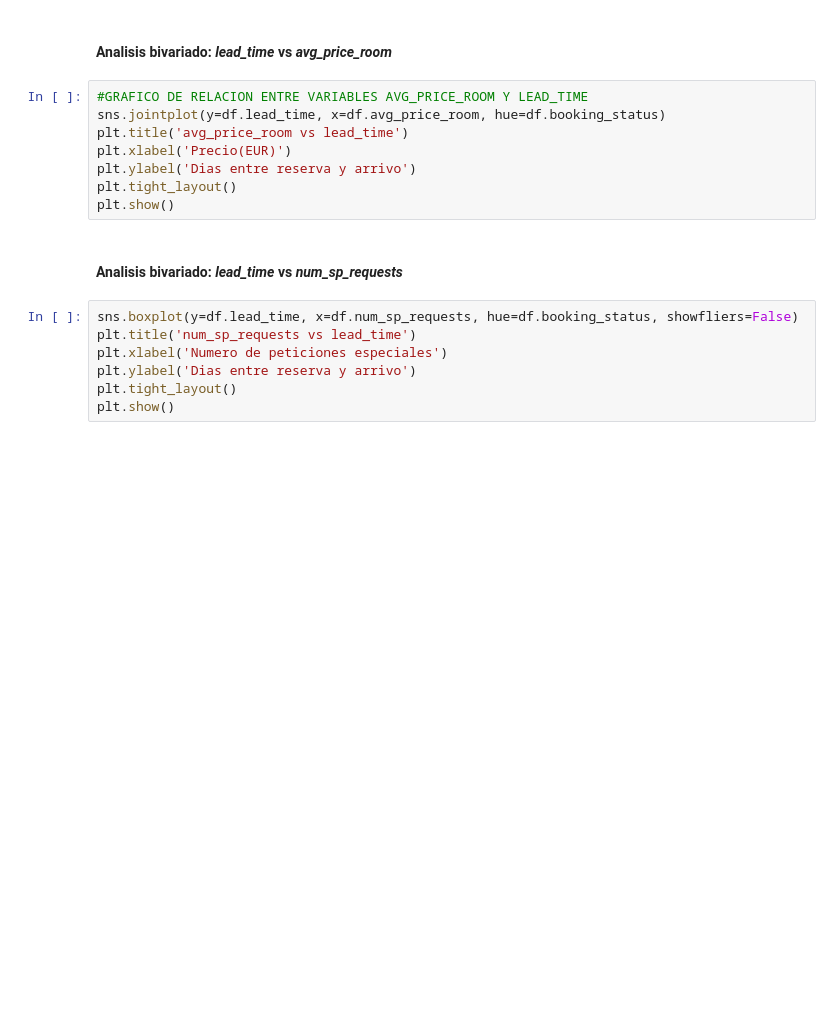
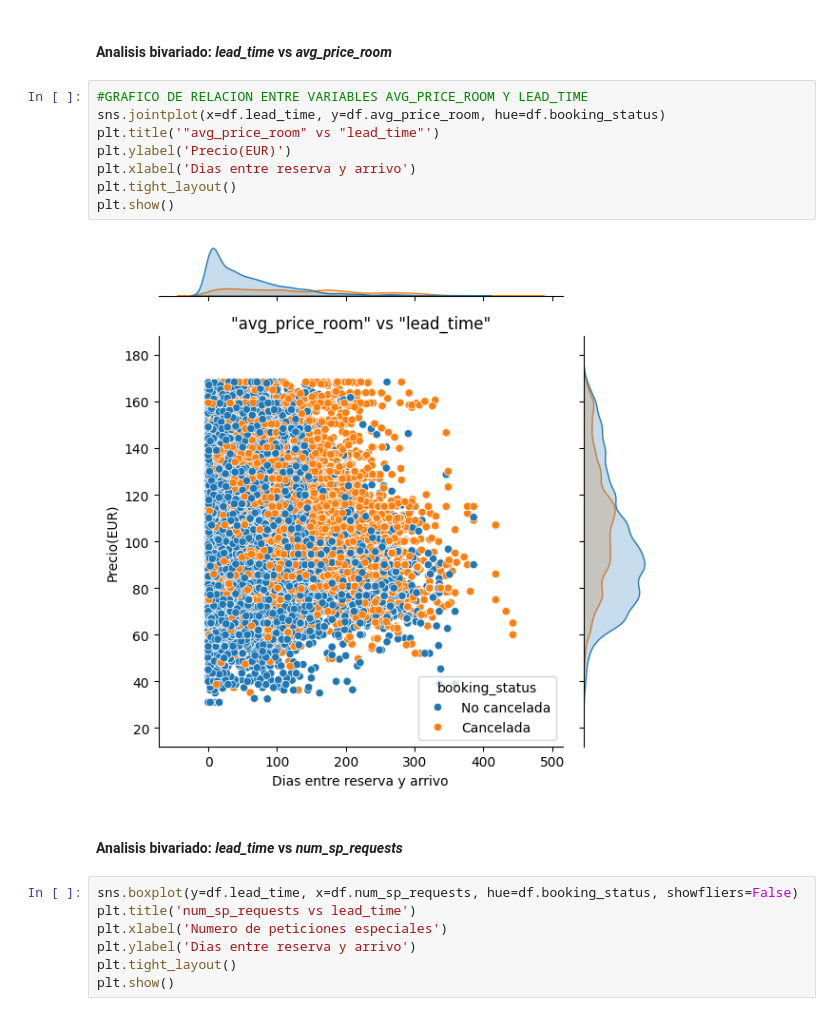
Before and after one commit to arielRas/CoderHouseDataScience-ProyectoFinal, a Jupyter notebook: Eda.ipynb, the cells around one changed output. Saved outputs shown, nothing was run; the diff lists cells and outputs as text; blank space fills up the shorter version.

```diff
--- a/Eda.ipynb
+++ b/Eda.ipynb
@@ -267,12 +285,14 @@ plt.show()
 #### Analisis bivariado: ***lead_time*** vs ***avg_price_room***
 # %%
 #GRAFICO DE RELACION ENTRE VARIABLES AVG_PRICE_ROOM Y LEAD_TIME
-sns.jointplot(y=df.lead_time, x=df.avg_price_room, hue=df.booking_status)
-plt.title('avg_price_room vs lead_time')
-plt.xlabel('Precio(EUR)')
-plt.ylabel('Dias entre reserva y arrivo')
+sns.jointplot(x=df.lead_time, y=df.avg_price_room, hue=df.booking_status)
+plt.title('"avg_price_room" vs "lead_time"')
+plt.ylabel('Precio(EUR)')
+plt.xlabel('Dias entre reserva y arrivo')
 plt.tight_layout()
 plt.show()
+# %% [output]
+[figure, added]
 # %% [markdown]
 #### Analisis bivariado: ***lead_time*** vs ***num_sp_requests***
 # %%
```
Also changed, not shown: parts of 13 cells of this notebook, 3 other files.
